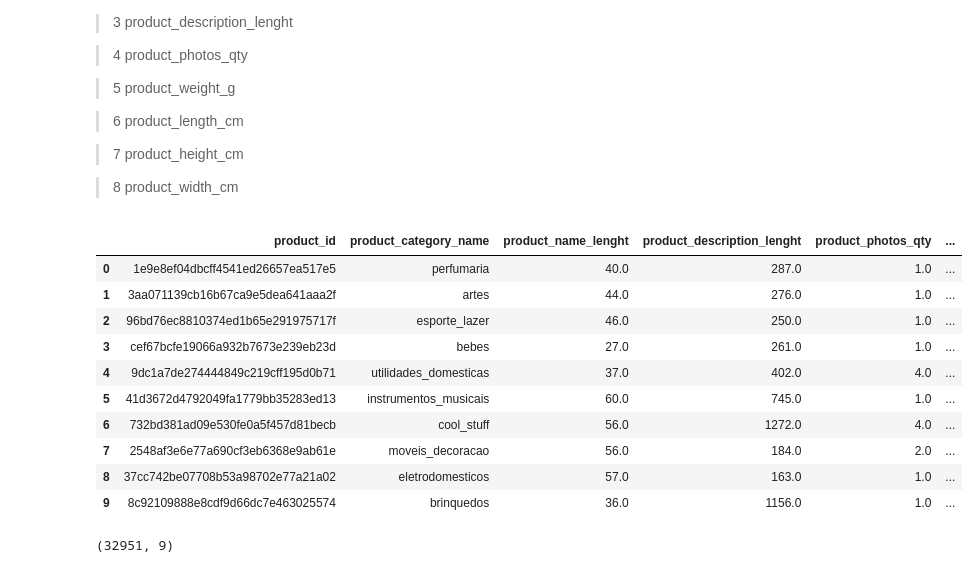
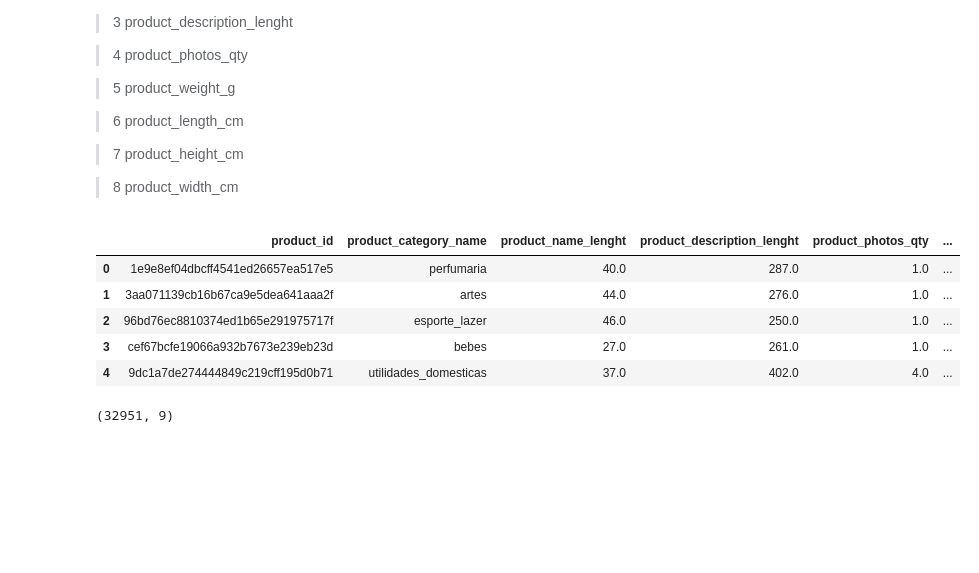
Before and after one commit to fabizap/Olist, a Jupyter notebook: BASES 7 Y 8 DE FABIAN.ipynb, the cells around one changed output. Saved outputs shown, nothing was run; the diff lists cells and outputs as text; code cells hidden in the pictures; blank space fills up the shorter version.

```diff
--- a/BASES 7 Y 8 DE FABIAN.ipynb
+++ b/BASES 7 Y 8 DE FABIAN.ipynb
@@ -71,20 +71,15 @@ VARIABLES:
  >8   product_width_cm
 # %%
 url8='https://raw.githubusercontent.com/fabizap/Olist/main/olist_products_dataset.csv'
-df8=pd.read_csv(url7)
-df8.head(10)
+df8=pd.read_csv(url8)
+df8.head()
 # %% [output]
 |  | product_id | product_category_name | product_name_lenght | product_description_lenght | product_photos_qty | ... |
 | 0 | 1e9e8ef04dbcff4541ed26657ea517e5 | perfumaria | 40.0 | 287.0 | 1.0 | ... |
 | 1 | 3aa071139cb16b67ca9e5dea641aaa2f | artes | 44.0 | 276.0 | 1.0 | ... |
 | 2 | 96bd76ec8810374ed1b65e291975717f | esporte_lazer | 46.0 | 250.0 | 1.0 | ... |
 | 3 | cef67bcfe19066a932b7673e239eb23d | bebes | 27.0 | 261.0 | 1.0 | ... |
 | 4 | 9dc1a7de274444849c219cff195d0b71 | utilidades_domesticas | 37.0 | 402.0 | 4.0 | ... |
-| 5 | 41d3672d4792049fa1779bb35283ed13 | instrumentos_musicais | 60.0 | 745.0 | 1.0 | ... |
-| 6 | 732bd381ad09e530fe0a5f457d81becb | cool_stuff | 56.0 | 1272.0 | 4.0 | ... |
-| 7 | 2548af3e6e77a690cf3eb6368e9ab61e | moveis_decoracao | 56.0 | 184.0 | 2.0 | ... |
-| 8 | 37cc742be07708b53a98702e77a21a02 | eletrodomesticos | 57.0 | 163.0 | 1.0 | ... |
-| 9 | 8c92109888e8cdf9d66dc7e463025574 | brinquedos | 36.0 | 1156.0 | 1.0 | ... |
 # %%
 df8.shape
 # %% [output]
```
